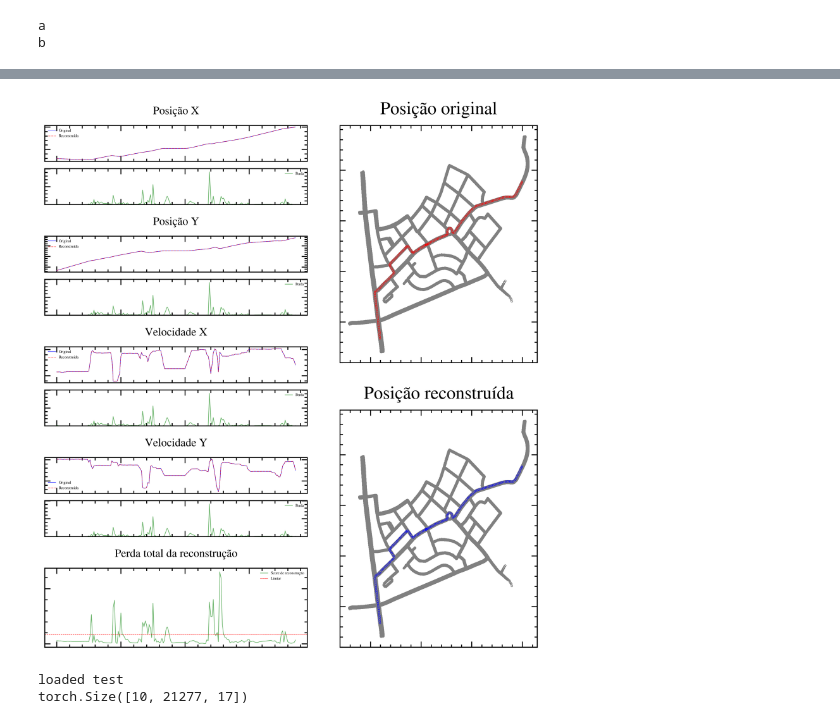
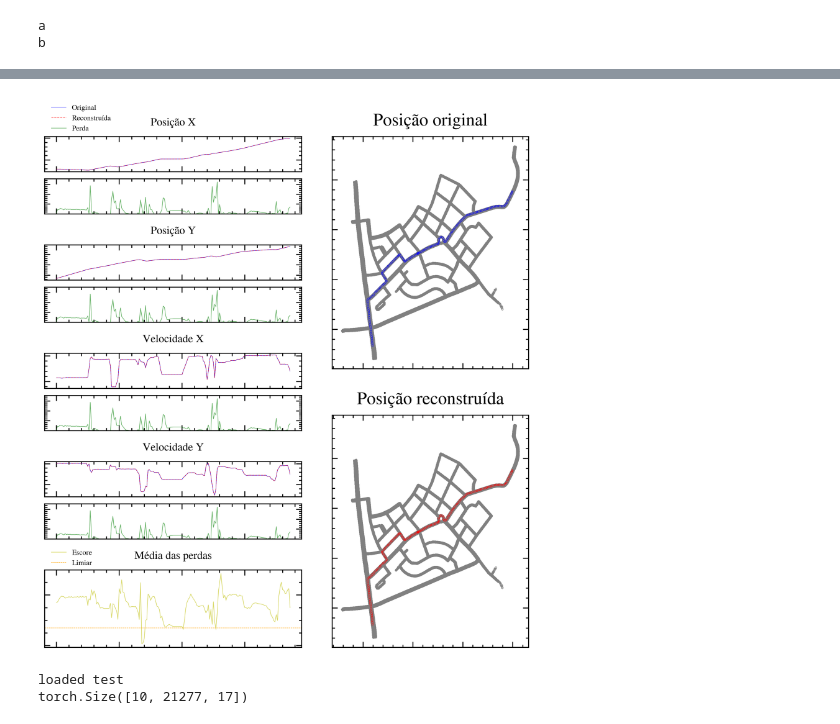
Before and after one commit to h8rtv/vanets_tranad_cnn_lstm, a Jupyter notebook: veremi/inference.ipynb, the cells around one changed output, grey strips where cells are left out. Cells and saved outputs as stored; diff of their text form; code cells hidden in the pictures.

Commit message:
veremi notebooks graph generation

```diff
--- a/veremi/inference.ipynb
+++ b/veremi/inference.ipynb
@@ -16,7 +16,7 @@ plt.style.use(['science', 'ieee'])
 plt.rcParams["text.usetex"] = False
 plt.rcParams['figure.figsize'] = 6, 2
 
-device = torch.device('cuda:1' if torch.cuda.is_available() else 'cpu')
+device = torch.device('cuda:3' if torch.cuda.is_available() else 'cpu')
 # %%
 import torch
 import torch.nn as nn
@@ -630,2 +633,0 @@ norm_map_data.describe()
-# %%
-fig = plot_group(f, 5726, T)
@@ -662,42 +660,54 @@ def plot_group(h5file, group, thresh):
         ax00i0.set_title(id_to_feat[i], fontsize=6)
         ax00i1 = fig.add_subplot(gs00i[1])
 
-        ax00i0.plot(values[:, i], linewidth=0.2, color='b', label='Original')
-        ax00i0.plot(preds[0, :, i], '--', alpha=0.6, linewidth=0.3, color='r', label='Reconstruída')
-        ax00i0.legend(fontsize=2)
+        lval, = ax00i0.plot(values[:, i], linewidth=0.2, color='b', label='Original')
+        lpred, = ax00i0.plot(preds[0, :, i], '--', alpha=0.6, linewidth=0.3, color='r', label='Reconstruída')
         ax00i0.tick_params(labelbottom=False, labelleft=False)
 
-        ax00i1.plot(l[:, 1], '-', alpha=0.6, linewidth=0.3, color='g', label='Perda')
-        #ax00i1.set(yscale='log')
+        lloss, = ax00i1.plot(l[:, 1], '-', alpha=0.6, linewidth=0.3, color='g', label='Perda')
         ax00i1.set_ylim(l[:, 1].min() - l[:, 1].min() * 0.8, l[:, 1].max() + l[:, 1].max() * 0.1)
-        ax00i1.legend(fontsize=2)
         ax00i1.tick_params(labelbottom=False, labelleft=False)
 
+        if i == 0:
+            ax00i0.legend([lval, lpred, lloss],
+                          ['Original', 'Reconstruída', 'Perda'],
+                          fontsize=4,
+                          loc='upper left',
+                          bbox_to_anchor=(0, 2.1))
+
     ax00n = fig.add_subplot(gs00[values.shape[1]])
-    ax00n.set_title('Perda total da reconstrução', fontsize=6)
+    ax00n.set_title('Média das perdas', fontsize=6)
 
-    ax00n.plot(l.mean(axis=1), '-', alpha=0.6, linewidth=0.3, color='g',  label='Score de reconstrução')
+    ax00n.plot(l.mean(axis=1), '-', alpha=0.6, linewidth=0.3, color='y',  label='Escore')
 
-    ax00n.axhline(y=thresh, color='r', linestyle='--', linewidth=0.2, label='Limiar')
-    ax00n.legend(fontsize=2)
+    ax00n.axhline(y=thresh, color='orange', linestyle='--', linewidth=0.2, label='Limiar')
+    ax00n.legend(fontsize=4,
+                 loc='upper left',
+                 bbox_to_anchor=(0, 1.35))
     ax00n.tick_params(labelbottom=False, labelleft=False)
+
+    min_x, max_x = norm_map_data['snd_pos_x'].min() - 0.01, norm_map_data['snd_pos_x'].max() + 0.01
+    min_y, max_y = norm_map_data['snd_pos_y'].min() - 0.01, norm_map_data['snd_pos_y'].max() + 0.01
 
     ax010 = fig.add_subplot(gs01[0])
     ax010.set_title('Posição original')
     ax010.scatter(norm_map_data['snd_pos_x'], norm_map_data['snd_pos_y'], s=0.1, c='gray', marker='.')
-    ax010.scatter(values[:, 0], values[:, 1], s=0.1, c='r', marker='.')
+    ax010.scatter(values[:, 0], values[:, 1], s=0.1, c='b', marker='.')
     ax010.set_aspect('equal', adjustable='box')
+    ax010.set_xlim(min_x, max_x)
+    ax010.set_ylim(min_y, max_y)
     ax010.tick_params(labelbottom=False, labelleft=False)
 
     ax011 = fig.add_subplot(gs01[1])
     ax011.set_title('Posição reconstruída')
     ax011.scatter(norm_map_data['snd_pos_x'], norm_map_data['snd_pos_y'], s=0.1, c='gray', marker='.')
-    ax011.scatter(preds[0, :, 0], preds[0, :, 1], s=0.1, c='b', marker='.')
+    ax011.scatter(preds[0, :, 0], preds[0, :, 1], s=0.1, c='r', marker='.')
     ax011.set_aspect('equal', adjustable='box')
+    ax011.set_xlim(min_x, max_x)
+    ax011.set_ylim(min_y, max_y)
     ax011.tick_params(labelbottom=False, labelleft=False)
     return fig
-    #format_axes(fig)
 # %%
-plot_group(f, 1147, T)
+fig = plot_group(f, 1147, T)
 # %% [output]
-[figure, old version]
+[figure, new version]
```
Also changed, not shown: parts of 11 cells of this notebook.
